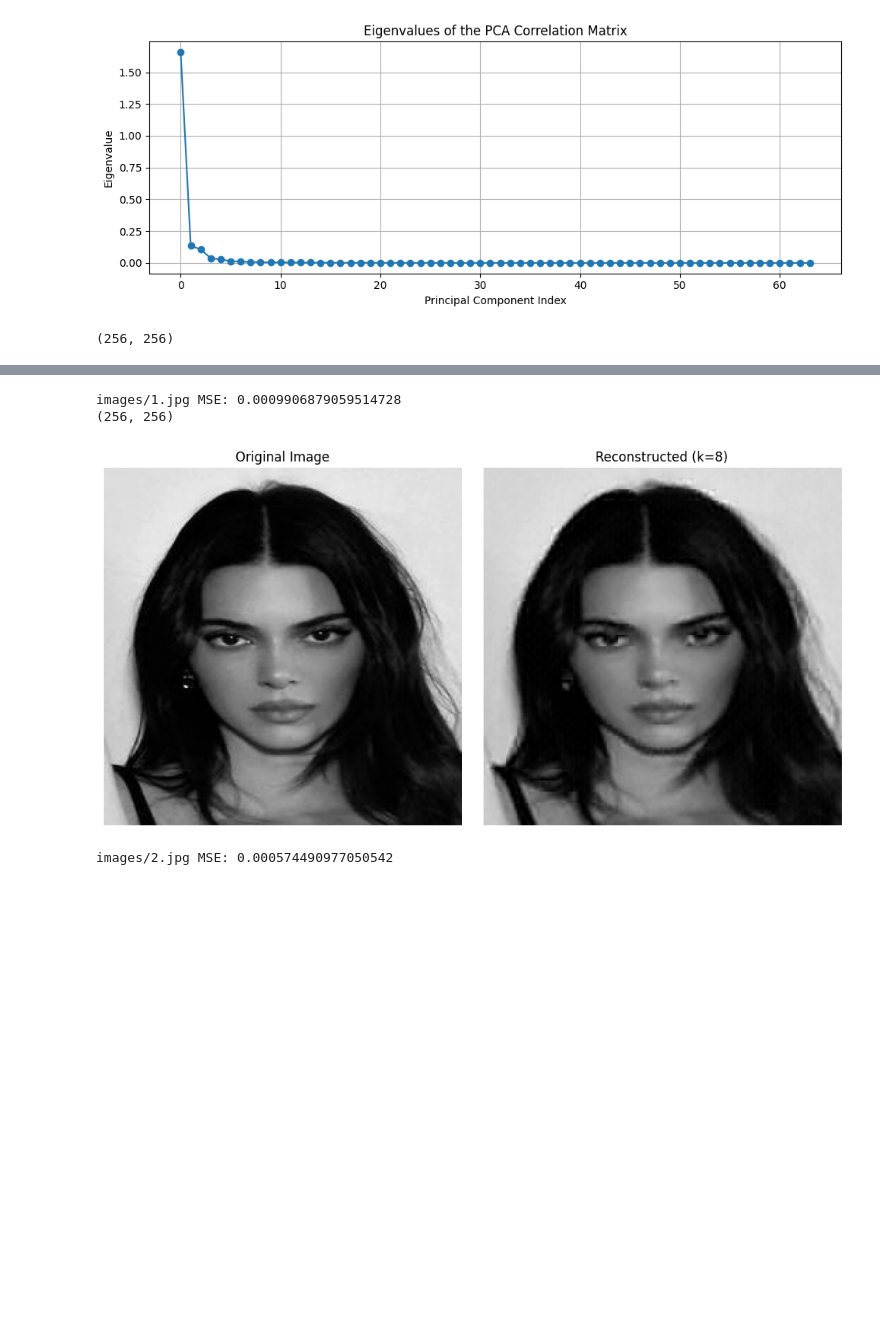
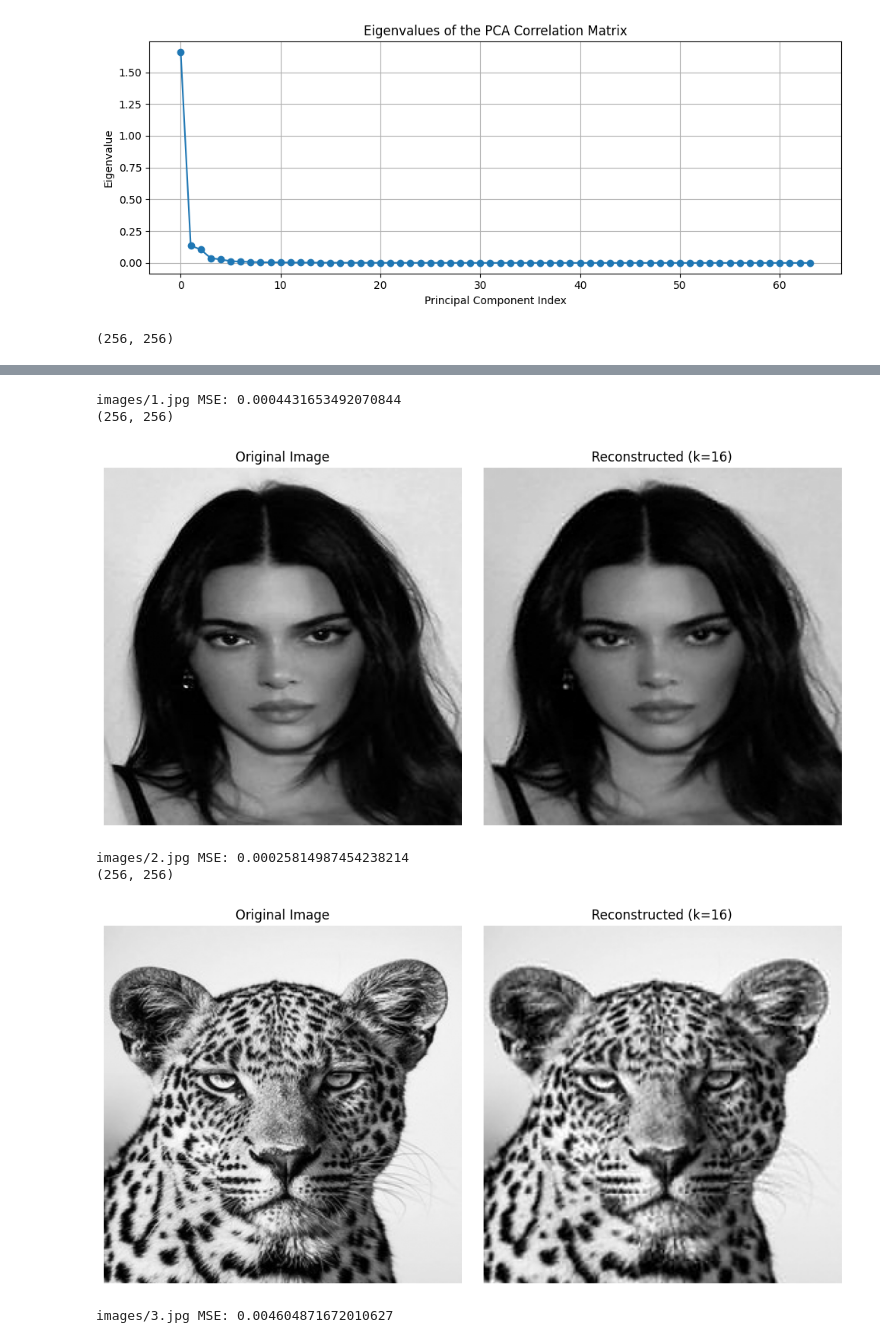
Before and after one commit to tomasbelak24/fmfiuk-ann-pca-project, a Jupyter notebook: pca.ipynb, the cells around one changed output, grey strips where cells are left out. Saved outputs shown, nothing was run; the diff lists cells and outputs as text; code cells hidden in the pictures; blank space fills up the shorter version.

```diff
--- a/pca.ipynb
+++ b/pca.ipynb
@@ -112,24 +126,27 @@ plot_pca_eigenvalues(centered_blocks)
 # %% [output]
 [figure]
 # %%
-k=8
+k=16
 components = models[k].get_components()
 
-other_images = ['images/1.jpg', 'images/2.jpg']
+other_images = ['images/1.jpg', 'images/2.jpg', 'images/3.jpg']
 
 for path in other_images:
     img = load_image(path).astype(np.float32) / 255.0
     print(img.shape)
     blocks = blockify(img, 8, 8)
     flat_blocks = blocks.reshape(-1, 64)
     codes = encode_blocks(flat_blocks, mean_vector, components)
     recon = reconstruct_image(codes, mean_vector, components)
     show_original_vs_reconstructed(img, recon, k)
     print(f"{path} MSE: {np.mean((img - recon)**2)}")
 # %% [output]
 (256, 256)
 [figure]
-images/1.jpg MSE: 0.0009906879059514728
+images/1.jpg MSE: 0.0004431653492070844
 (256, 256)
 [figure]
-images/2.jpg MSE: 0.000574490977050542
+images/2.jpg MSE: 0.00025814987454238214
+(256, 256)
+[figure, added]
+images/3.jpg MSE: 0.004604871672010627
```
Also changed, not shown: parts of 1 cell of this notebook, 9 other files.
